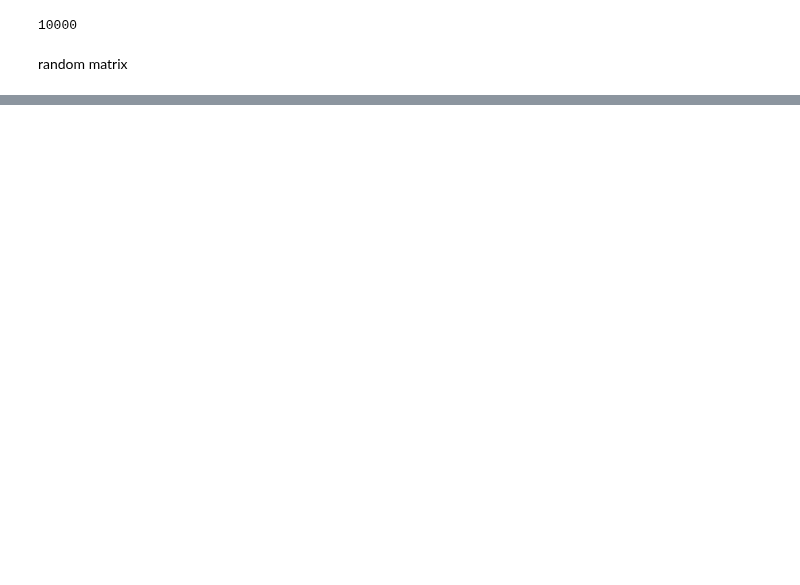
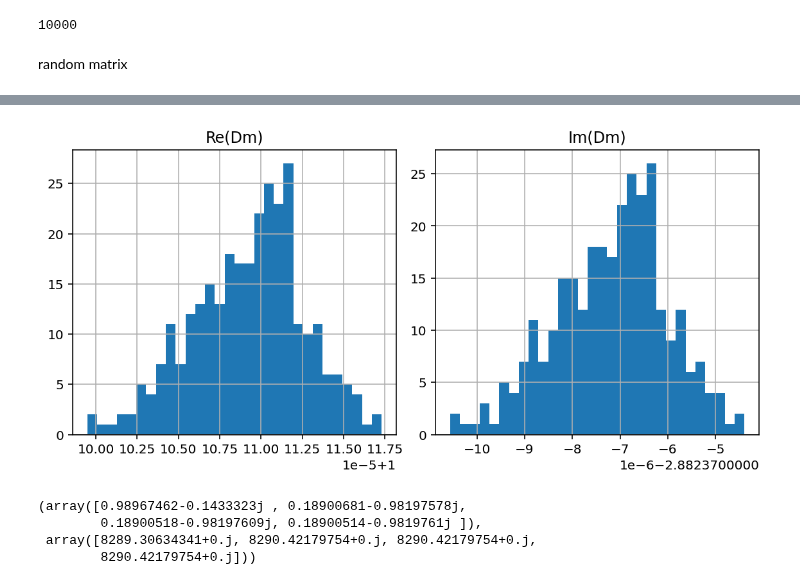
Before and after one commit to tamu-edu/tes_noise, a Jupyter notebook: Rbeta_stats.ipynb, the cells around one changed output, grey strips where cells are left out. Saved outputs shown, nothing was run; the diff lists cells and outputs as text; code cells hidden in the pictures; blank space fills up the shorter version.

```diff
--- a/Rbeta_stats.ipynb
+++ b/Rbeta_stats.ipynb
@@ -328,0 +407,26 @@ print(abs(etm.get_R_avg(1e3))/(etm.Rmean*(2+etm.Bmean)))
+# %%
+vec, logDm = etm.get_logDm(1e3)
+logD0 = logDm[0] # first entry (diagonal entry corresponding to M_{0,0})
+Dm = (vec/vec[0])*np.exp(logDm - logD0)
+Dmx = np.real(Dm[1:])
+Dmy = np.imag(Dm[1:])
+# %%
+fig, axs  = plt.subplots(nrows = 1, ncols = 2, figsize = (8,4))
+axs[0].hist(Dmx, bins = 30)
+axs[0].set_title('Re(Dm)')
+axs[1].hist(Dmy, bins = 30)
+axs[1].set_title('Im(Dm)')
+
+for ax in axs:
+    ax.grid()
+
+fig.tight_layout()
+# %% [output]
+[figure, added]
+# %%
+vec[:4], logDm[:4]
+# %% [output]
+(array([0.98967462-0.1433323j , 0.18900681-0.98197578j,
+        0.18900518-0.98197609j, 0.18900514-0.9819761j ]),
+ array([8289.30634341+0.j, 8290.42179754+0.j, 8290.42179754+0.j,
+        8290.42179754+0.j]))
```
Also changed, not shown: parts of 18 cells of this notebook.
